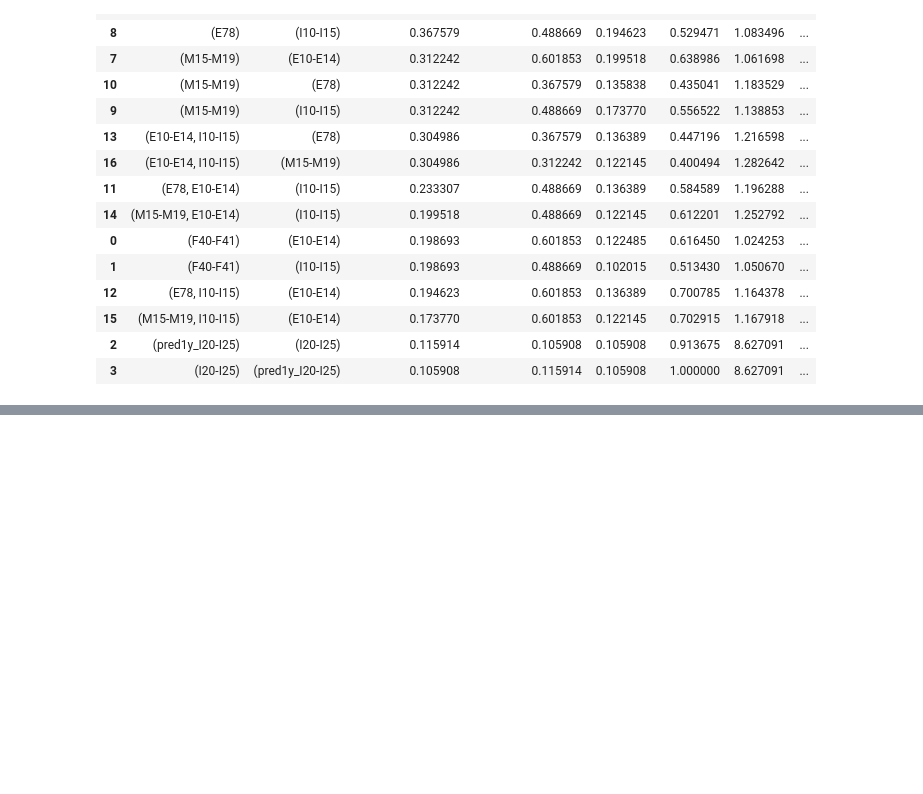
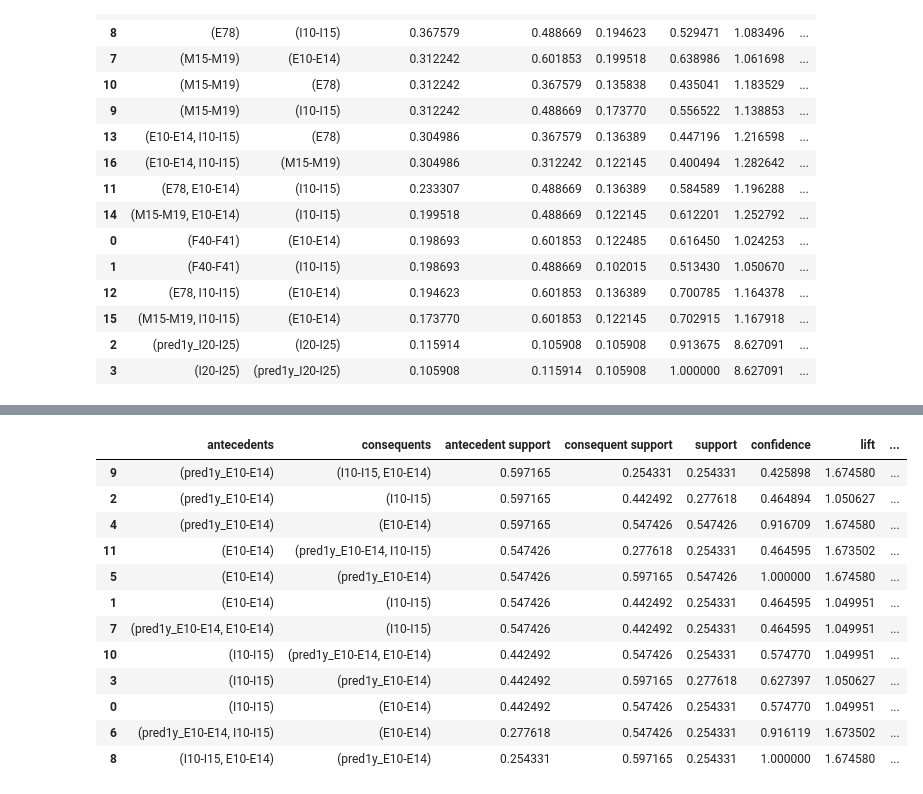
Before and after one commit to miguelzpresa/Hackathon-CAMDA-Diabetes-2024, a Jupyter notebook: apriori.ipynb, the cells around one changed output, grey strips where cells are left out. Saved outputs shown, nothing was run; the diff lists cells and outputs as text; code cells hidden in the pictures; blank space fills up the shorter version.

Commit message:
uploaded apriori

```diff
--- a/apriori.ipynb
+++ b/apriori.ipynb
@@ -315,0 +428,7 @@ rules.sort_values(by=["antecedent support","consequents"],ascending=[False,False
+# %%
+v3 = dfc[dfc['v_o_id'] == 3]
+
+v3 = v3.iloc[:,4:-1]
+v3 = v3.fillna(0)
+a3 = apriori(v3, min_support=0.2,use_colnames=True)
+a3.sort_values("support",ascending=False)
@@ -315,0 +446,17 @@ rules.sort_values(by=["antecedent support","consequents"],ascending=[False,False
+# %%
+rules = association_rules(a3,min_threshold=.2);
+rules.sort_values(by=["antecedent support","consequents"],ascending=[False,False])
+# %% [output]
+|  | antecedents | consequents | antecedent support | consequent support | support | confidence | lift | ... |
+| 9 | (pred1y_E10-E14) | (I10-I15, E10-E14) | 0.597165 | 0.254331 | 0.254331 | 0.425898 | 1.674580 | ... |
+| 2 | (pred1y_E10-E14) | (I10-I15) | 0.597165 | 0.442492 | 0.277618 | 0.464894 | 1.050627 | ... |
+| 4 | (pred1y_E10-E14) | (E10-E14) | 0.597165 | 0.547426 | 0.547426 | 0.916709 | 1.674580 | ... |
+| 11 | (E10-E14) | (pred1y_E10-E14, I10-I15) | 0.547426 | 0.277618 | 0.254331 | 0.464595 | 1.673502 | ... |
+| 5 | (E10-E14) | (pred1y_E10-E14) | 0.547426 | 0.597165 | 0.547426 | 1.000000 | 1.674580 | ... |
+| 1 | (E10-E14) | (I10-I15) | 0.547426 | 0.442492 | 0.254331 | 0.464595 | 1.049951 | ... |
+| 7 | (pred1y_E10-E14, E10-E14) | (I10-I15) | 0.547426 | 0.442492 | 0.254331 | 0.464595 | 1.049951 | ... |
+| 10 | (I10-I15) | (pred1y_E10-E14, E10-E14) | 0.442492 | 0.547426 | 0.254331 | 0.574770 | 1.049951 | ... |
+| 3 | (I10-I15) | (pred1y_E10-E14) | 0.442492 | 0.597165 | 0.277618 | 0.627397 | 1.050627 | ... |
+| 0 | (I10-I15) | (E10-E14) | 0.442492 | 0.547426 | 0.254331 | 0.574770 | 1.049951 | ... |
+| 6 | (pred1y_E10-E14, I10-I15) | (E10-E14) | 0.277618 | 0.547426 | 0.254331 | 0.916119 | 1.673502 | ... |
+| 8 | (I10-I15, E10-E14) | (pred1y_E10-E14) | 0.254331 | 0.597165 | 0.254331 | 1.000000 | 1.674580 | ... |
```
Also changed, not shown: parts of 16 cells of this notebook.
